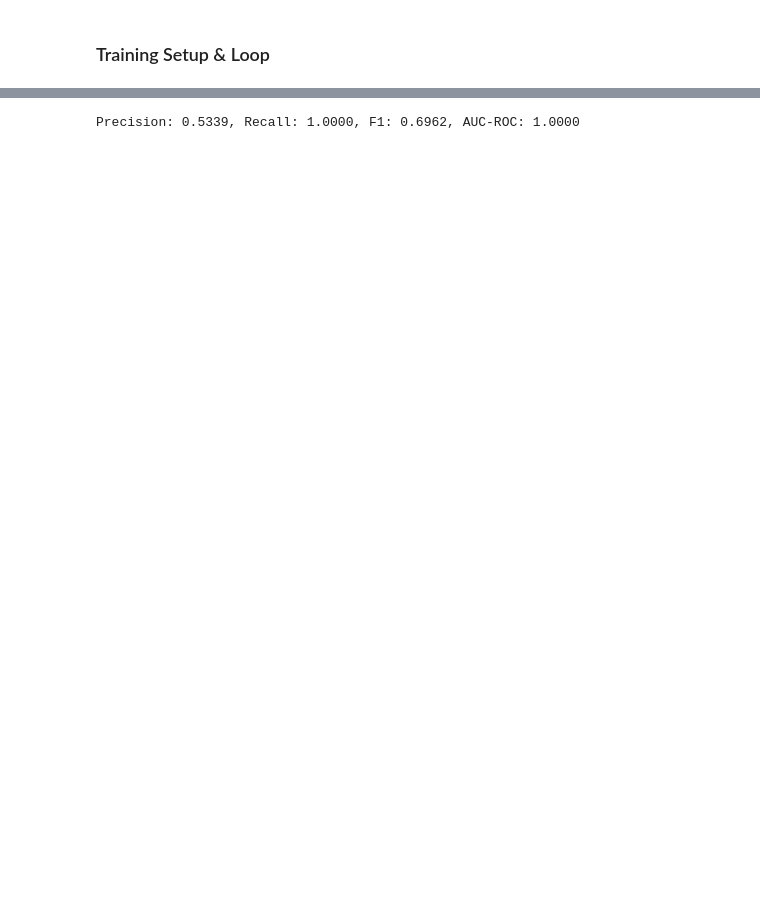
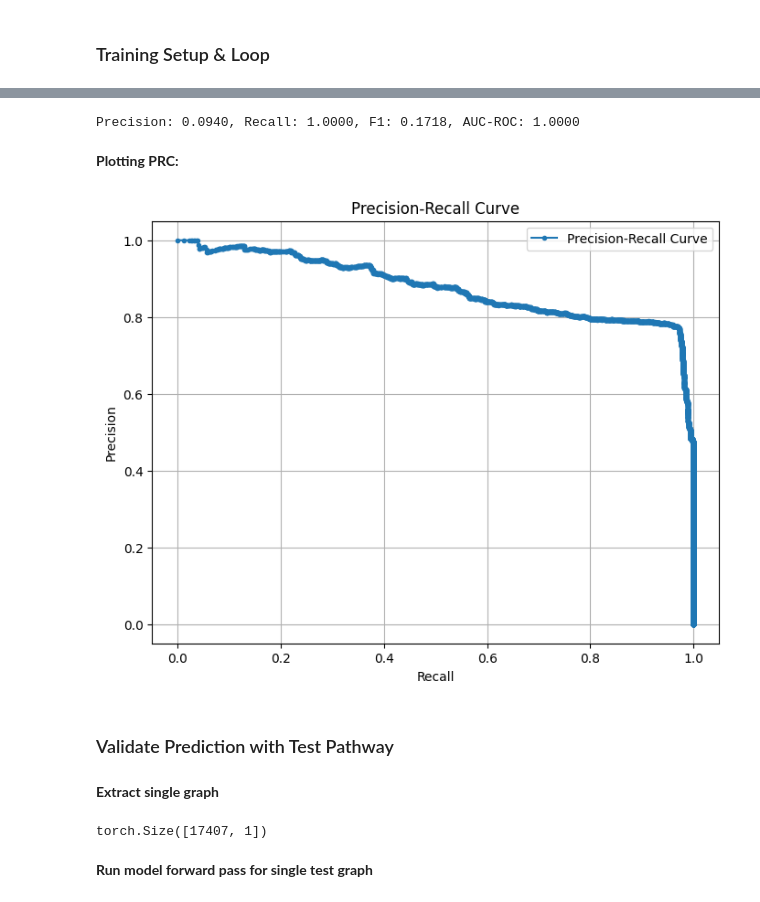
Before and after one commit to sumedhars/csc7901-ml-capstone, a Jupyter notebook: train_and_eval_gnn.ipynb, the cells around one changed output, grey strips where cells are left out. Cells and saved outputs as stored; diff of their text form; code cells hidden in the pictures; blank space fills up the shorter version.

Commit message:
eval gnn

```diff
--- a/train_and_eval_gnn.ipynb
+++ b/train_and_eval_gnn.ipynb
@@ -174,7 +199,9 @@ class EdgeClassificationGNN(nn.Module):
         # classifier is mlp that takes concatenated features and outputs raw score i.e. logit for binary classification
         self.edge_classifier = nn.Sequential(
             nn.Linear(2 * hidden_dim + edge_feat_dim, hidden_dim),
+            nn.BatchNorm1d(hidden_dim),
             nn.ReLU(),
+            nn.Dropout(0.5),
             nn.Linear(hidden_dim, out_dim)
         )
 
@@ -209,4 +236,4 @@ model = model.to(device)
 # %%
 # use class weighting in the loss function - assign higher weight to positive class i.e. minority class
 criterion = nn.BCEWithLogitsLoss(pos_weight=pos_weight)
-optimizer = torch.optim.Adam(model.parameters(), lr=0.01)
+optimizer = torch.optim.Adam(model.parameters(), lr=0.01, weight_decay=1e-5)
@@ -238,5 +265,5 @@ def train(model, train_loader, epochs=20):
         print(f"Epoch {epoch + 1}/{epochs}, Loss: {avg_loss:.4f}")
 # %%
 # Train the model.
-train(model, train_loader, epochs=10)
+train(model, train_loader, epochs=7)
 # %% [output]
@@ -277,4 +300,5 @@ def evaluate_metrics(model, test_loader):
 # %%
-evaluate_metrics(model, test_loader)
+# # Test different thresholds
+# thresholds = [0.3, 0.4, 0.5, 0.6, 0.7]
+# for threshold in thresholds:
+#     evaluate_metrics_with_threshold(model, test_loader, threshold)
-# %% [output]
-Precision: 0.5339, Recall: 1.0000, F1: 0.6962, AUC-ROC: 1.0000
@@ -280,0 +324,36 @@ Precision: 0.5339, Recall: 1.0000, F1: 0.6962, AUC-ROC: 1.0000
+# %%
+evaluate_metrics(model, test_loader)
+# %% [output]
+Precision: 0.0940, Recall: 1.0000, F1: 0.1718, AUC-ROC: 1.0000
+# %% [markdown]
+**Plotting PRC:**
+# %%
+def plot_precision_recall_curve(model, test_loader):
+    model.eval()
+    y_true, y_score = [], []
+
+    with torch.no_grad():
+        for batch in test_loader:
+            batch = batch.to(device)
+            out = model(batch)
+            y_true.extend(batch.y.cpu().numpy())
+            y_score.extend(out.sigmoid().cpu().numpy())  # Probabilities for Precision-Recall curve
+
+    precision, recall, thresholds = precision_recall_curve(y_true, y_score)
+
+    plt.figure(figsize=(8, 6))
+    plt.plot(recall, precision, marker='.', label='Precision-Recall Curve')
+    plt.xlabel('Recall')
+    plt.ylabel('Precision')
+    plt.title('Precision-Recall Curve')
+    plt.legend()
+    plt.grid(True)
+    plt.show()
+# %%
+plot_precision_recall_curve(model, test_loader)
+# %% [output]
+[figure, added]
+# %% [markdown]
+### Validate Prediction with Test Pathway
+# %% [markdown]
+**Extract single graph**
@@ -280,0 +362,6 @@ Precision: 0.5339, Recall: 1.0000, F1: 0.6962, AUC-ROC: 1.0000
+# %%
+single_test_data.x.size()
+# %% [output]
+torch.Size([17407, 1])
+# %% [markdown]
+**Run model forward pass for single test graph**
```
Also changed, not shown: parts of 51 cells of this notebook.
